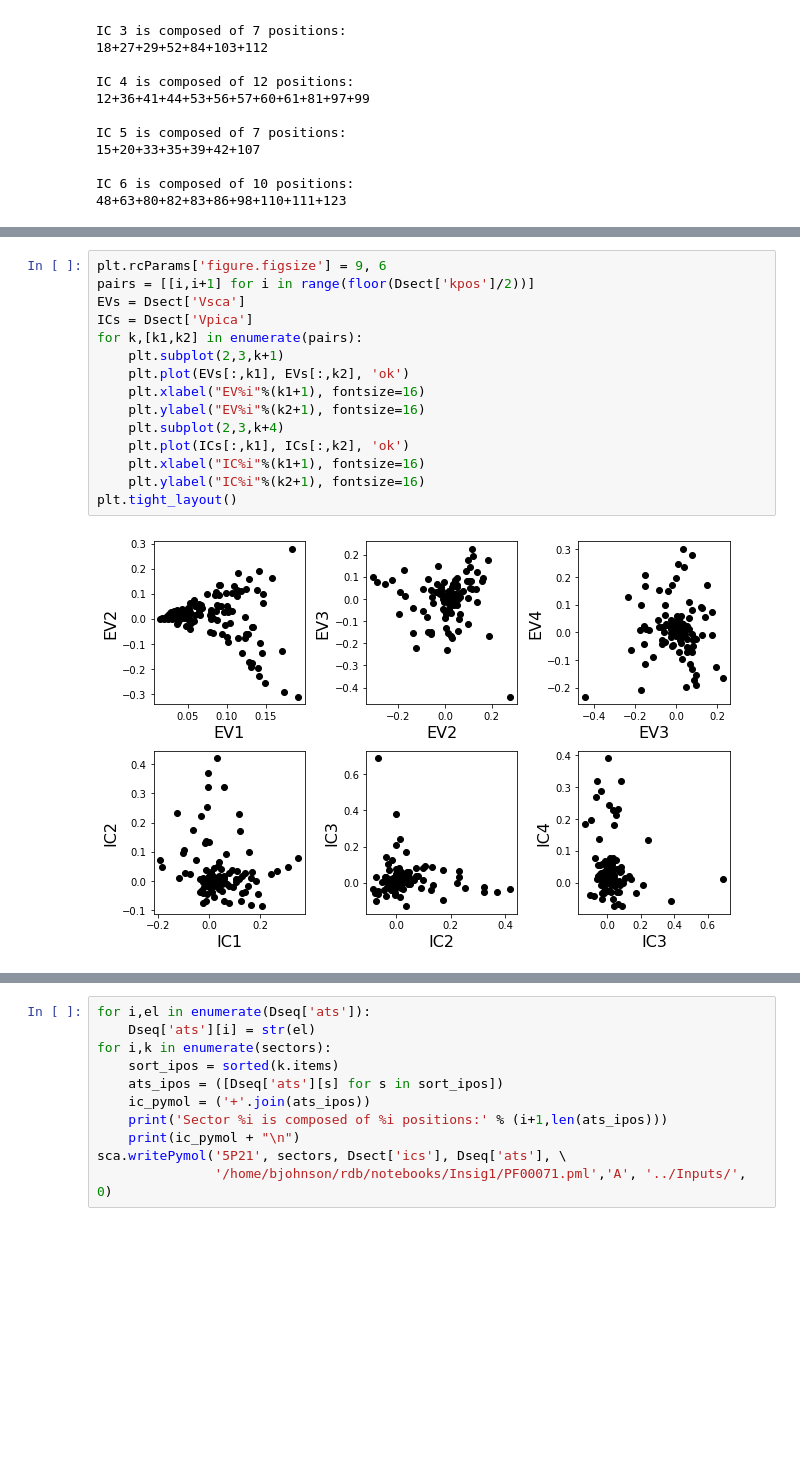
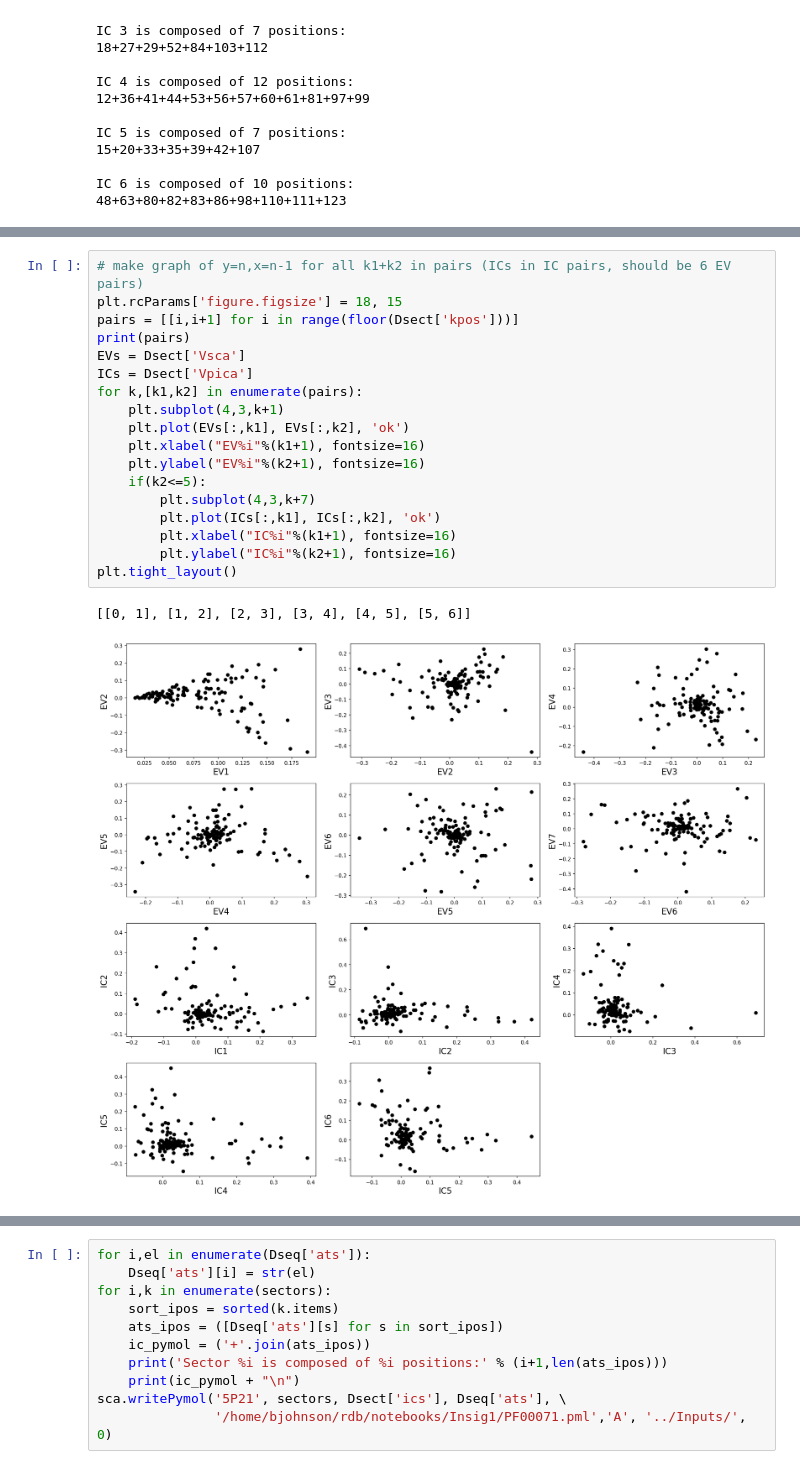
Before and after one commit to egarzaswat/rdb, a Jupyter notebook: notebooks/Ubc7/Ubc7-graphs.ipynb, the cells around one changed output, grey strips where cells are left out. Drawn from its saved outputs; the diff is of its cells as text; blank space fills up the shorter version.

Commit message:
fix ubc7 graphs

```diff
--- a/notebooks/Ubc7/Ubc7-graphs.ipynb
+++ b/notebooks/Ubc7/Ubc7-graphs.ipynb
@@ -291,20 +289,24 @@ plt.colorbar()
 # %%
-plt.rcParams['figure.figsize'] = 9, 6
-pairs = [[i,i+1] for i in range(floor(Dsect['kpos']/2))]
+# make graph of y=n,x=n-1 for all k1+k2 in pairs (ICs in IC pairs, should be 6 EV pairs)
+plt.rcParams['figure.figsize'] = 18, 15
+pairs = [[i,i+1] for i in range(floor(Dsect['kpos']))]
+print(pairs)
 EVs = Dsect['Vsca']
 ICs = Dsect['Vpica']
 for k,[k1,k2] in enumerate(pairs):
-    plt.subplot(2,3,k+1)
+    plt.subplot(4,3,k+1)
     plt.plot(EVs[:,k1], EVs[:,k2], 'ok')
     plt.xlabel("EV%i"%(k1+1), fontsize=16)
     plt.ylabel("EV%i"%(k2+1), fontsize=16)
-    plt.subplot(2,3,k+4)
-    plt.plot(ICs[:,k1], ICs[:,k2], 'ok')
-    plt.xlabel("IC%i"%(k1+1), fontsize=16)
-    plt.ylabel("IC%i"%(k2+1), fontsize=16)
+    if(k2<=5):
+        plt.subplot(4,3,k+7)
+        plt.plot(ICs[:,k1], ICs[:,k2], 'ok')
+        plt.xlabel("IC%i"%(k1+1), fontsize=16)
+        plt.ylabel("IC%i"%(k2+1), fontsize=16)
 plt.tight_layout()
 # %% [output]
+[[0, 1], [1, 2], [2, 3], [3, 4], [4, 5], [5, 6]]
-[figure, old version]
+[figure, new version]
 # %%
 #plot the SCA positional correlation matrix, ordered by contribution to the top ICs
 plt.rcParams['figure.figsize'] = 9, 9
```
Also changed, not shown: parts of 12 cells of this notebook.
